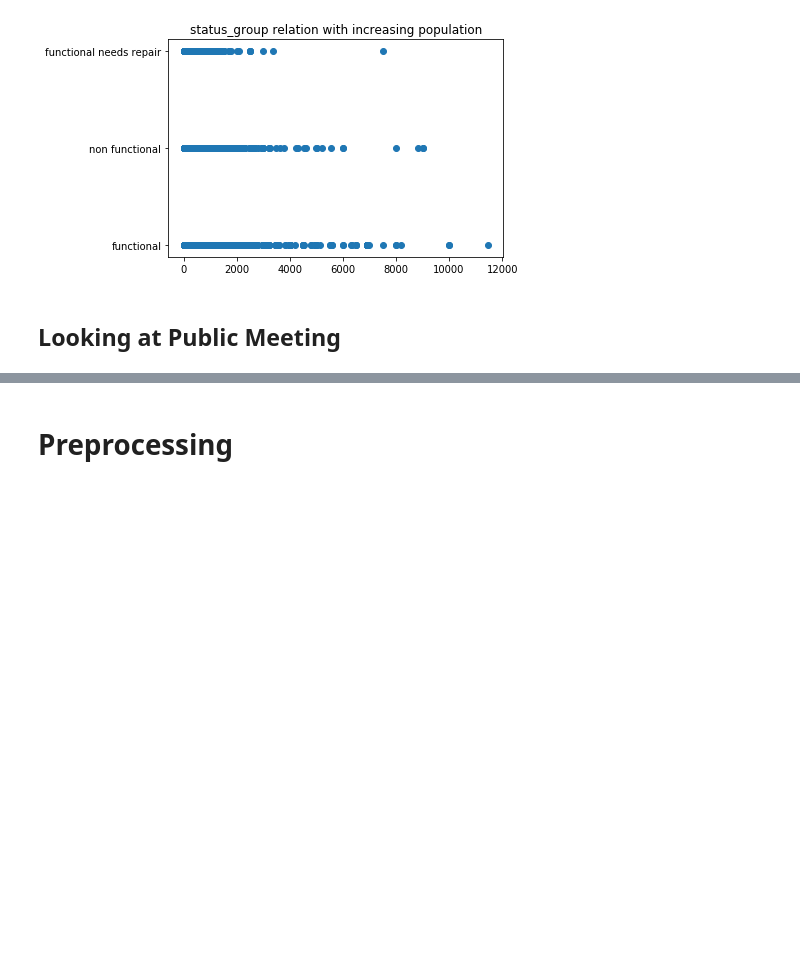
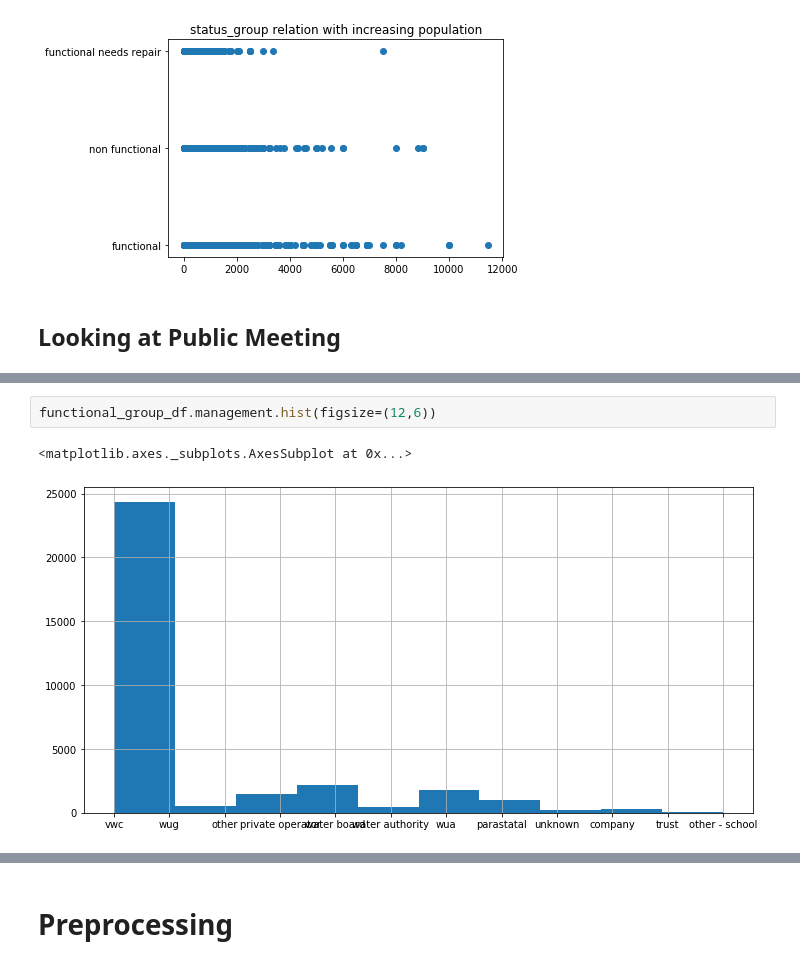
Before and after one commit to stevenkyle2013/Water-Well-Classifier, a Jupyter notebook: Main-Notebook.ipynb, the cells around one changed output, grey strips where cells are left out. Drawn from its saved outputs; the diff is of its cells as text; blank space fills up the shorter version.

```diff
--- a/Main-Notebook.ipynb
+++ b/Main-Notebook.ipynb
@@ -681,0 +831,5 @@ This is to look at public meetings
+# %%
+functional_group_df.management.hist(figsize=(12,6))
+# %% [output]
+<matplotlib.axes._subplots.AxesSubplot at 0x...>
+[figure, added]
```
Also changed, not shown: parts of 48 cells of this notebook.
